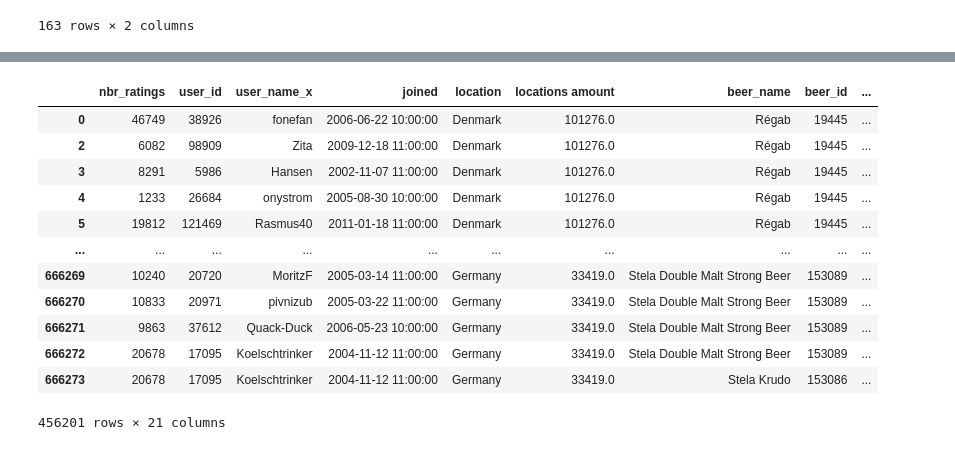
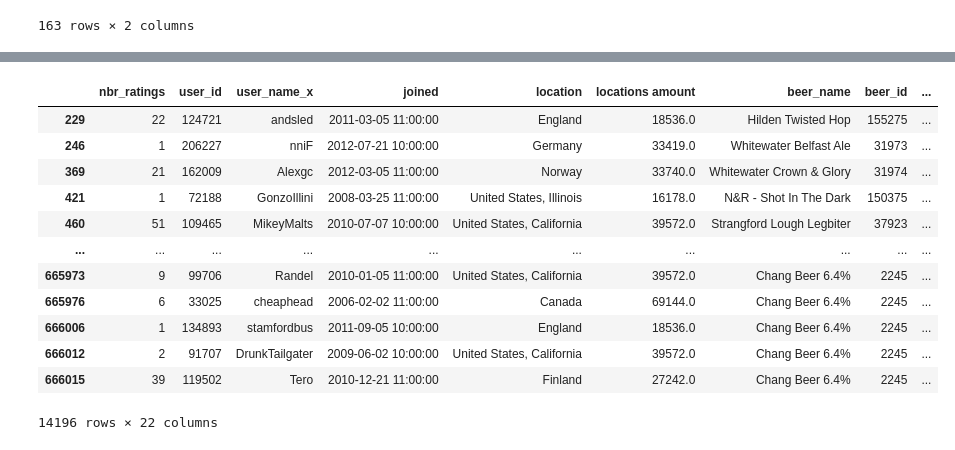
Before and after one commit to epfl-ada/ada-2023-project-vivalavada, a Jupyter notebook: map.ipynb, the cells around one changed output, grey strips where cells are left out. Cells and saved outputs as stored; diff of their text form; code cells hidden in the pictures.

Commit message:
Thresholding for breweries

```diff
--- a/map.ipynb
+++ b/map.ipynb
@@ -80,53 +118,43 @@ rb_ratings_per_location
 # %%
 # Filtering ratings so that users only come from countries with a certain number of ratings
 # Also filtering ratings so that users above the 90th percentile ratings are not included because they could be a bit of an outlier
 
 
 
 
 MIN_THRESHOLD_FOR_LOCATION = 10000 # We only want to keep ratings where the users are in countries above this min threshold
+MAX_THRESHOLD_FOR_USER_RATINGS  = rb_users['nbr_ratings'].quantile(0.9) # Do not include users who have an excessive amount of ratings because they could reduce noise
+MIN_THRESHOLD_FOR_BREWERIES = rb_ratings_for_brewery['brewery_count'].quantile(0.25) # Only consider ratings for breweries which are in the 75% of popularity
+
+
+
+
+
+
 filtered_rb_ratings = rb_ratings.copy() # Copying existing dataframe
 
 #
 
 
 
 # For each user get for their country, how
 users_copy = rb_users.copy()
 users_with_location_amount = pd.merge(users_copy, rb_ratings_per_location, on='location', how='left')
-users_with_location_amount
-
 ratings_with_user_stats = pd.merge(users_with_location_amount, rb_ratings, on = 'user_id', how = 'right')
-ratings_with_user_stats.columns
-ratings_with_user_stats = ratings_with_user_stats[ratings_with_user_stats['locations amount'] > MIN_THRESHOLD_FOR_LOCATION ]
+ratings_with_user_stats = pd.merge(ratings_with_user_stats, rb_ratings_for_brewery, on = 'brewery_name')
+ratings_with_user_stats = ratings_with_user_stats[(ratings_with_user_stats['locations amount'] > MIN_THRESHOLD_FOR_LOCATION) & (ratings_with_user_stats['nbr_ratings'] < MAX_THRESHOLD_FOR_USER_RATINGS) & (ratings_with_user_stats['brewery_count'] > MIN_THRESHOLD_FOR_BREWERIES)]
 ratings_with_user_stats
-
-
-
-
-
-# filtered_rb_ratings.merge()
-
-
-# for index, row in filtered_rb_ratings.iterrows():
-#     user_id = row['user_id']
-#     row_in_users = rb_users.loc[rb_users['user_id'] == user_id]
-#     if len(row_in_users['location'].tolist()) > 0:
-#         users_location = row_in_users['location'].tolist()[0]
-#         if country_frequencies[users_location] < MIN_THRESHOLD_FOR_USERS:
-#             filtered_rb_ratings.drop(index, inplace=True) # Drop in the filtered dataframe if it is below the expected value
-# filtered_rb_ratings.head()
 # %% [output]
 |  | nbr_ratings | user_id | user_name_x | joined | location | locations amount | beer_name | beer_id | ... |
-| 0 | 46749 | 38926 | fonefan | 2006-06-22 10:00:00 | Denmark | 101276.0 | Régab | 19445 | ... |
-| 2 | 6082 | 98909 | Zita | 2009-12-18 11:00:00 | Denmark | 101276.0 | Régab | 19445 | ... |
-| 3 | 8291 | 5986 | Hansen | 2002-11-07 11:00:00 | Denmark | 101276.0 | Régab | 19445 | ... |
-| 4 | 1233 | 26684 | onystrom | 2005-08-30 10:00:00 | Denmark | 101276.0 | Régab | 19445 | ... |
-| 5 | 19812 | 121469 | Rasmus40 | 2011-01-18 11:00:00 | Denmark | 101276.0 | Régab | 19445 | ... |
+| 229 | 22 | 124721 | andsled | 2011-03-05 11:00:00 | England | 18536.0 | Hilden Twisted Hop | 155275 | ... |
+| 246 | 1 | 206227 | nniF | 2012-07-21 10:00:00 | Germany | 33419.0 | Whitewater Belfast Ale | 31973 | ... |
+| 369 | 21 | 162009 | Alexgc | 2012-03-05 11:00:00 | Norway | 33740.0 | Whitewater Crown & Glory | 31974 | ... |
+| 421 | 1 | 72188 | GonzoIllini | 2008-03-25 11:00:00 | United States, Illinois | 16178.0 | N&R - Shot In The Dark | 150375 | ... |
+| 460 | 51 | 109465 | MikeyMalts | 2010-07-07 10:00:00 | United States, California | 39572.0 | Strangford Lough Legbiter | 37923 | ... |
 | ... | ... | ... | ... | ... | ... | ... | ... | ... | ... |
-| 666269 | 10240 | 20720 | MoritzF | 2005-03-14 11:00:00 | Germany | 33419.0 | Stela Double Malt Strong Beer | 153089 | ... |
-| 666270 | 10833 | 20971 | pivnizub | 2005-03-22 11:00:00 | Germany | 33419.0 | Stela Double Malt Strong Beer | 153089 | ... |
-| 666271 | 9863 | 37612 | Quack-Duck | 2006-05-23 10:00:00 | Germany | 33419.0 | Stela Double Malt Strong Beer | 153089 | ... |
-| 666272 | 20678 | 17095 | Koelschtrinker | 2004-11-12 11:00:00 | Germany | 33419.0 | Stela Double Malt Strong Beer | 153089 | ... |
-| 666273 | 20678 | 17095 | Koelschtrinker | 2004-11-12 11:00:00 | Germany | 33419.0 | Stela Krudo | 153086 | ... |
+| 665973 | 9 | 99706 | Randel | 2010-01-05 11:00:00 | United States, California | 39572.0 | Chang Beer 6.4% | 2245 | ... |
+| 665976 | 6 | 33025 | cheaphead | 2006-02-02 11:00:00 | Canada | 69144.0 | Chang Beer 6.4% | 2245 | ... |
+| 666006 | 1 | 134893 | stamfordbus | 2011-09-05 10:00:00 | England | 18536.0 | Chang Beer 6.4% | 2245 | ... |
+| 666012 | 2 | 91707 | DrunkTailgater | 2009-06-02 10:00:00 | United States, California | 39572.0 | Chang Beer 6.4% | 2245 | ... |
+| 666015 | 39 | 119502 | Tero | 2010-12-21 11:00:00 | Finland | 27242.0 | Chang Beer 6.4% | 2245 | ... |
-456201 rows × 21 columns
+14196 rows × 22 columns
```
Also changed, not shown: parts of 1 cell of this notebook.
